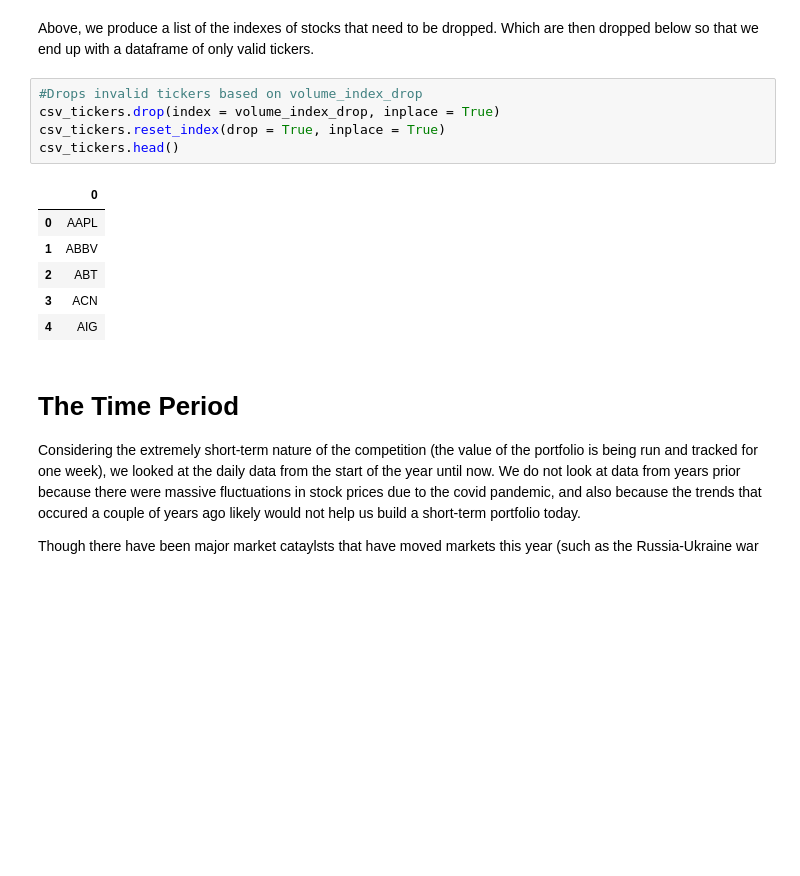
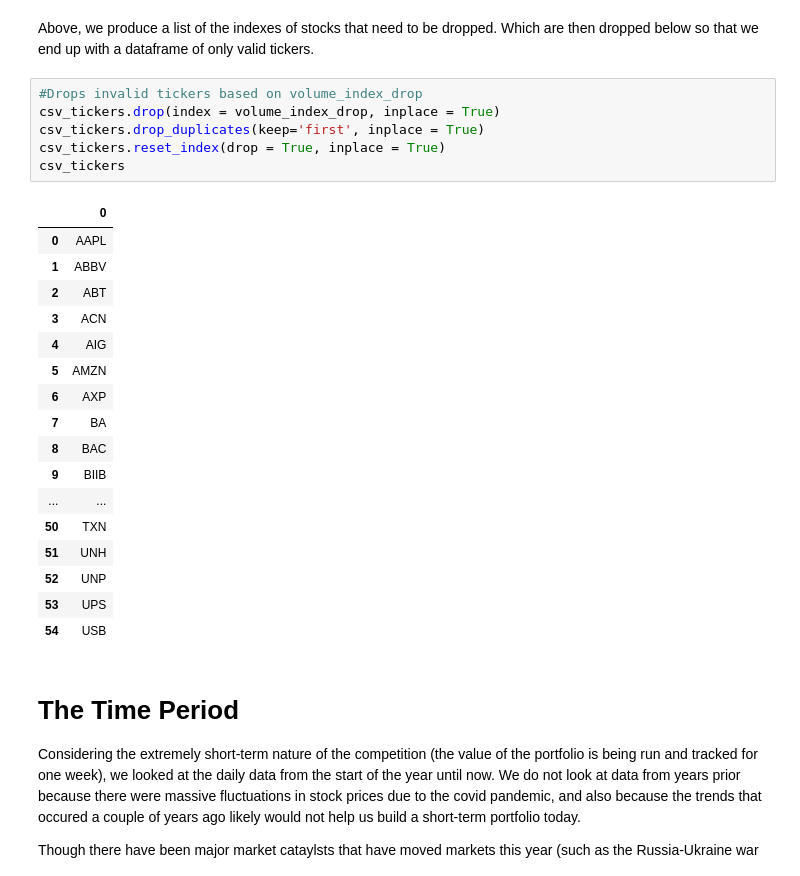
Before and after one commit to richardsha19/portfolio-manager, a Jupyter notebook: Team_08_Assignment.ipynb, the cells around one changed output. Cells and saved outputs as stored; diff of their text form; blank space fills up the shorter version.

Commit message:
Filtered out additional invalid tickers
Updated to remove duplicate tickers and non-equity Tickers

```diff
--- a/Team_08_Assignment.ipynb
+++ b/Team_08_Assignment.ipynb
@@ -129,15 +134,27 @@ Above, we produce a list of the indexes of stocks that need to be dropped. Which
 # %%
 #Drops invalid tickers based on volume_index_drop
 csv_tickers.drop(index = volume_index_drop, inplace = True)
+csv_tickers.drop_duplicates(keep='first', inplace = True)
 csv_tickers.reset_index(drop = True, inplace = True)
-csv_tickers.head()
+csv_tickers
 # %% [output]
 |  | 0 |
 | 0 | AAPL |
 | 1 | ABBV |
 | 2 | ABT |
 | 3 | ACN |
 | 4 | AIG |
+| 5 | AMZN |
+| 6 | AXP |
+| 7 | BA |
+| 8 | BAC |
+| 9 | BIIB |
+| ... | ... |
+| 50 | TXN |
+| 51 | UNH |
+| 52 | UNP |
+| 53 | UPS |
+| 54 | USB |
 # %% [markdown]
 # The Time Period
 
```
Also changed, not shown: parts of 19 cells of this notebook.
